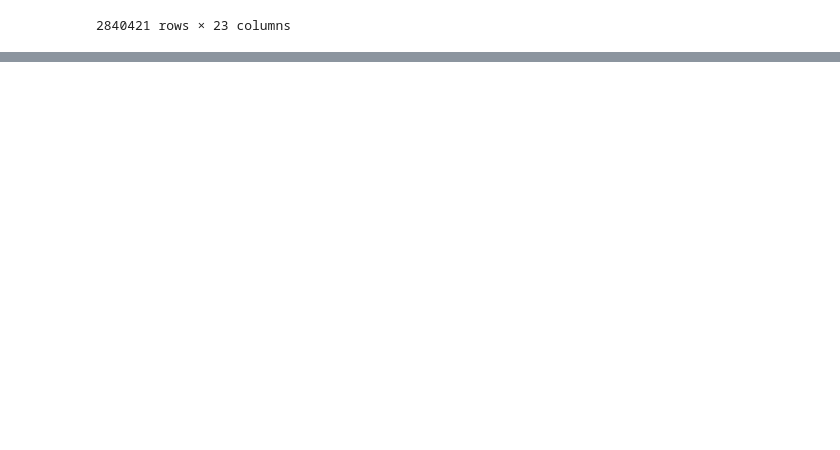
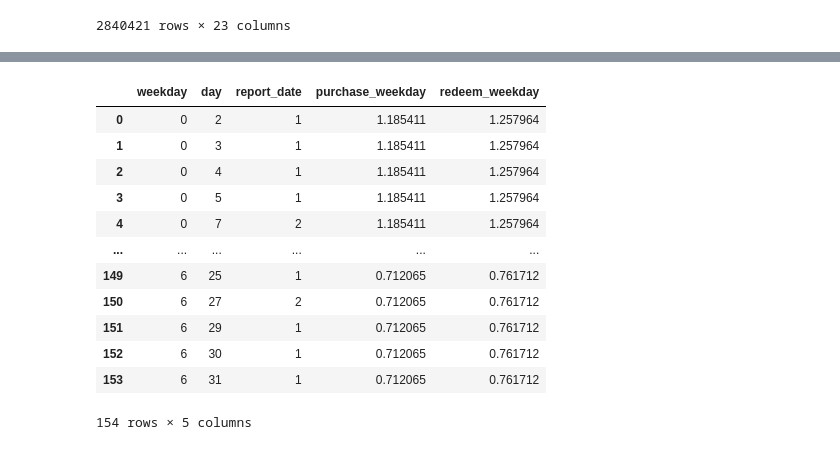
Before and after one commit to steven140811/Git_work, a Jupyter notebook: Capital_inflow_and_outflow_forecast/Work_commit/Chapter_3_work/Rule_Base_Purchase_Redeem.ipynb, the cells around one changed output, grey strips where cells are left out. Saved outputs shown, nothing was run; the diff lists cells and outputs as text; code cells hidden in the pictures; blank space fills up the shorter version.

```diff
--- a/Capital_inflow_and_outflow_forecast/Work_commit/Chapter_3_work/Rule_Base_Purchase_Redeem.ipynb
+++ b/Capital_inflow_and_outflow_forecast/Work_commit/Chapter_3_work/Rule_Base_Purchase_Redeem.ipynb
@@ -581,0 +239,19 @@ finalScore:117.9004 融合后的分数并没有提高
+# %%
+# 分别统计周一到周日在（1-31）号出现的频次
+weekday_count = total_balance[['weekday', 'day', 'report_date']].groupby(['weekday', 'day'], as_index=False).count()
+weekday_count = pd.merge(weekday_count, weekday_weight, on='weekday')
+weekday_count
+# %% [output]
+|  | weekday | day | report_date | purchase_weekday | redeem_weekday |
+| 0 | 0 | 2 | 1 | 1.185411 | 1.257964 |
+| 1 | 0 | 3 | 1 | 1.185411 | 1.257964 |
+| 2 | 0 | 4 | 1 | 1.185411 | 1.257964 |
+| 3 | 0 | 5 | 1 | 1.185411 | 1.257964 |
+| 4 | 0 | 7 | 2 | 1.185411 | 1.257964 |
+| ... | ... | ... | ... | ... | ... |
+| 149 | 6 | 25 | 1 | 0.712065 | 0.761712 |
+| 150 | 6 | 27 | 2 | 0.712065 | 0.761712 |
+| 151 | 6 | 29 | 1 | 0.712065 | 0.761712 |
+| 152 | 6 | 30 | 1 | 0.712065 | 0.761712 |
+| 153 | 6 | 31 | 1 | 0.712065 | 0.761712 |
+154 rows × 5 columns
```
Also changed, not shown: parts of 58 cells of this notebook.
